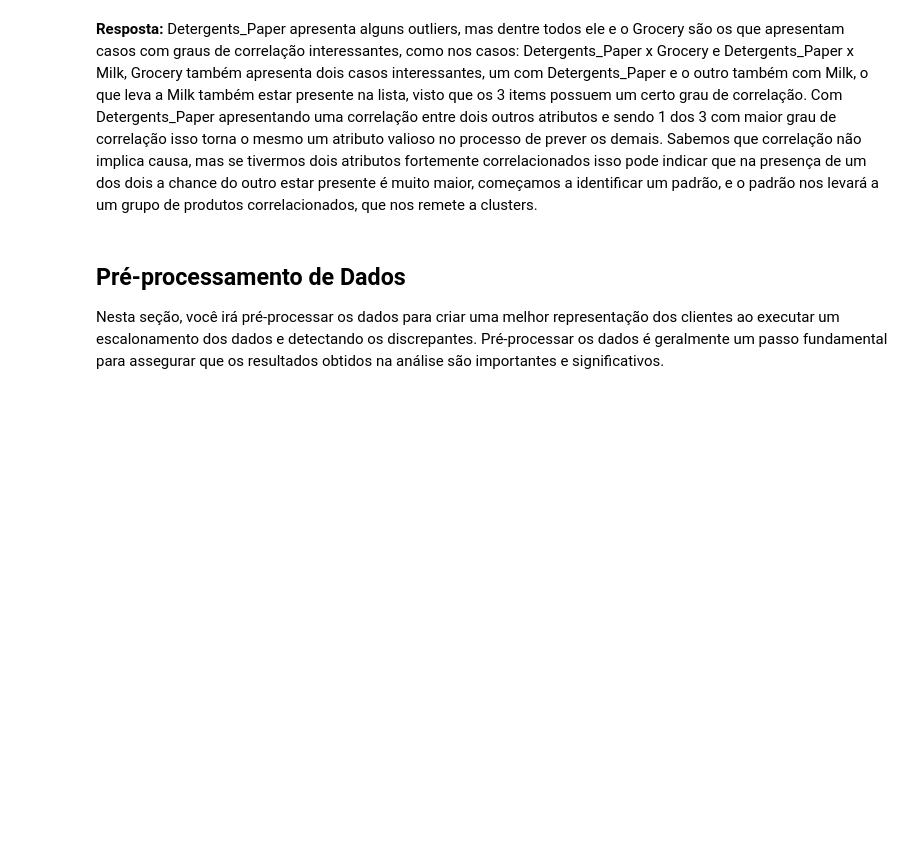
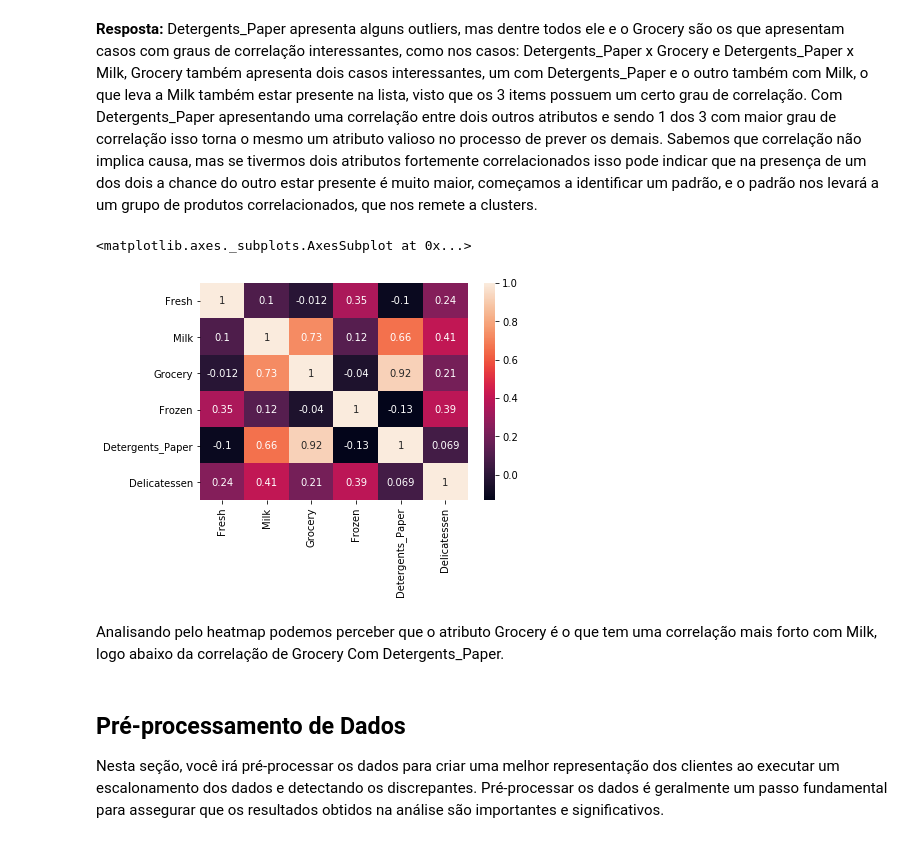
Before and after one commit to PabloGilvan/Customer-Segmentation, a Jupyter notebook: customer_segments_PT.ipynb, the cells around one changed output. Cells and saved outputs as stored; diff of their text form; code cells hidden in the pictures; blank space fills up the shorter version.

```diff
--- a/customer_segments_PT.ipynb
+++ b/customer_segments_PT.ipynb
@@ -141,6 +141,15 @@ pd.plotting.scatter_matrix(data, alpha = 0.3, figsize = (14,8), diagonal = 'kde'
 # %% [markdown]
 **Resposta:**
 Detergents_Paper apresenta alguns outliers, mas dentre todos ele e o Grocery são os que apresentam casos com graus de correlação interessantes, como nos casos: Detergents_Paper x Grocery e Detergents_Paper x Milk, Grocery também apresenta dois casos interessantes, um com Detergents_Paper e o outro também com Milk, o que leva a Milk também estar presente na lista, visto que os 3 items possuem um certo grau de correlação. Com Detergents_Paper apresentando uma correlação entre dois outros atributos e sendo 1 dos 3 com maior grau de correlação isso torna o mesmo um atributo valioso no processo de prever os demais. Sabemos que correlação não implica causa, mas se tivermos dois atributos fortemente correlacionados isso pode indicar que na presença de um dos dois a chance do outro estar presente é muito maior, começamos a identificar um padrão, e o padrão nos levará a um grupo de produtos correlacionados, que nos remete a clusters.
+# %%
+#Importando seabord com anaconda -> conda install -c anaconda seaborn
+import seaborn as sns
+sns.heatmap(data.corr(), annot=True)
+# %% [output]
+<matplotlib.axes._subplots.AxesSubplot at 0x...>
+[figure, added]
+# %% [markdown]
+Analisando pelo heatmap podemos perceber que o atributo Grocery é o que tem uma correlação mais forto com Milk, logo abaixo da correlação de Grocery Com Detergents_Paper.
 # %% [markdown]
 ## Pré-processamento de Dados
 Nesta seção, você irá pré-processar os dados para criar uma melhor representação dos clientes ao executar um escalonamento dos dados e detectando os discrepantes. Pré-processar os dados é geralmente um passo fundamental para assegurar que os resultados obtidos na análise são importantes e significativos.
```
Also changed, not shown: parts of 7 cells of this notebook.
